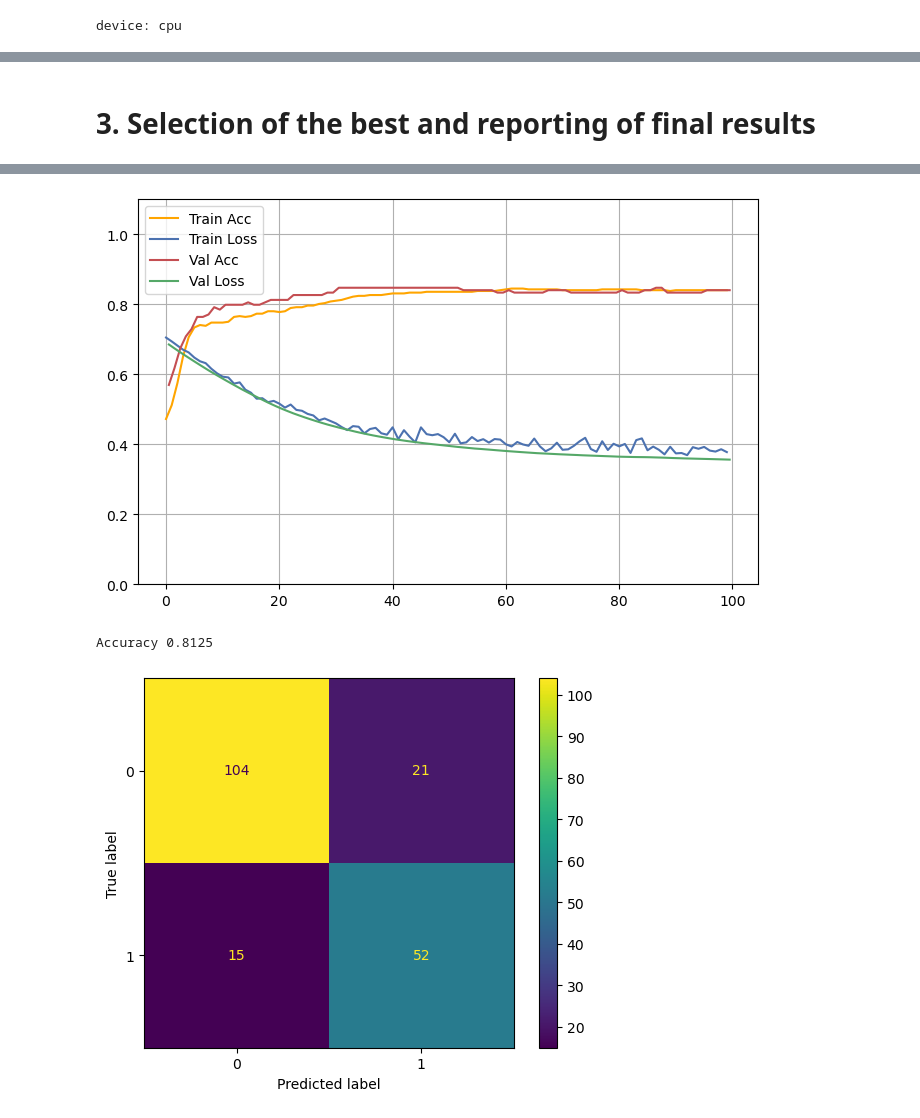
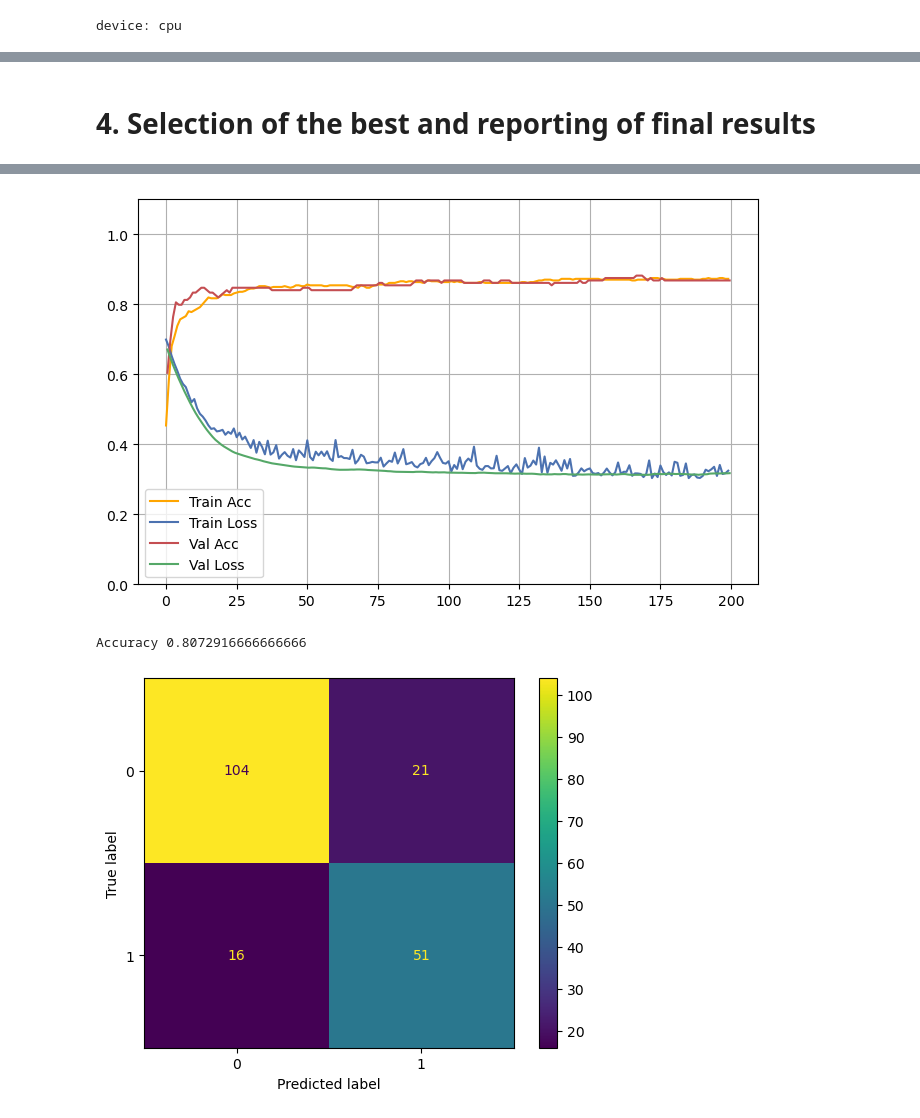
Before and after one commit to anhdo1896/Deep_learning_fundementals_Ass1, a Jupyter notebook: assignment1.ipynb, the cells around one changed output, grey strips where cells are left out. Drawn from its saved outputs; the diff is of its cells as text; code cells hidden in the pictures.

Commit message:
final report

```diff
--- a/assignment1.ipynb
+++ b/assignment1.ipynb
@@ -540,7 +540,7 @@ Best: 0.829861 using {'batch_size': 100, 'max_epochs': 100, 'module__n_neurons':
 # %% [markdown]
-# 3. Selection of the best and reporting of final results
+# 4. Selection of the best and reporting of final results
 # %%
-model, history = train(trainset, valset, epochs = 100, batch_size = 100, n_neurons = 16)
+model, history = train(trainset, valset, epochs = 200, batch_size = 60, n_neurons = 32)
 print("The best validation accurancy: ",np.max(history['val_accuracy']))
 plot_history(history,1.1)
 # %% [output]
@@ -564,11 +564,11 @@ The best validation accurancy:  0.8472222222222222
-[figure, old version]
+[figure, new version]
 # %%
 y_pred = model(X_test)
 y_pred_binary = (y_pred >= 0.5).float()
 accuracy = accuracy_score(y_pred_binary, y_test)
 print(f"Accuracy {accuracy}")
 # %% [output]
-Accuracy 0.8125
+Accuracy 0.8072916666666666
 # %%
 from sklearn import metrics
 plt.rcParams.update(plt.rcParamsDefault)
@@ -580,4 +580,4 @@ cm_display = metrics.ConfusionMatrixDisplay(confusion_matrix = confusion_matrix,
 cm_display.plot()
 plt.show()
 # %% [output]
-[figure, old version]
+[figure, new version]
```
Also changed, not shown: parts of 11 cells of this notebook, 1 other file.
